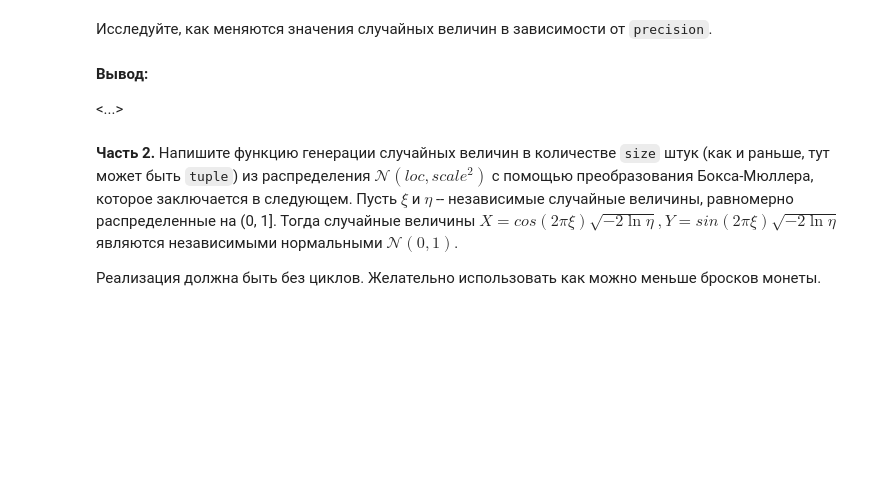
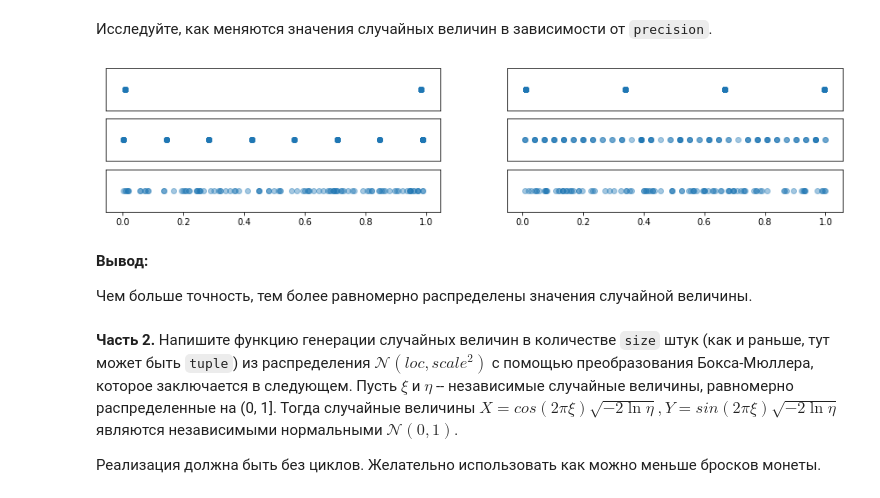
Before and after one commit to TopCoder2K/DS-introduction, a Jupyter notebook: notebooks/task1.ipynb, the cells around one changed output. Cells and saved outputs as stored; diff of their text form; code cells hidden in the pictures; blank space fills up the shorter version.

```diff
--- a/notebooks/task1.ipynb
+++ b/notebooks/task1.ipynb
@@ -108,23 +114,25 @@ plt.show()
 # %%
 size = 100
 
-plt.<определите график размера 15 на 3>
+plt.figure(figsize=(15, 3)) #<определите график размера 15 на 3>
 
 for i, precision in enumerate([1, 2, 3, 5, 10, 30]):
-    plt.<определите подграфик>(3, 2, i + 1)
-    plt.<функция отрисовки точек>(
-        <Сгенерируйте выборку размера size точности precision>,
+    plt.subplot(3, 2, i + 1)
+    plt.scatter(
+        uniform(size, precision), #<Сгенерируйте выборку размера size точности precision>,
         np.zeros(size),
-        <прозрачность точки равна 0.4>
+        alpha=0.4 #<прозрачность точки равна 0.4>
     )
     plt.yticks([])
     if i < 4: plt.xticks([])
 
 plt.show()
+# %% [output]
+[figure, added]
-# %% [markdown]
-**Вывод:**
-
-<...>
+# %% [markdown]
+**Вывод:**
+
+Чем больше точность, тем более равномерно распределены значения случайной величины.
 # %% [markdown]
 **Часть 2.** Напишите функцию генерации случайных величин в количестве `size` штук (как и раньше, тут может быть `tuple`) из распределения $\mathcal{N}(loc, scale^2)$ с помощью преобразования Бокса-Мюллера, которое заключается в следующем. Пусть $\xi$ и $\eta$ -- независимые случайные величины, равномерно распределенные на (0, 1]. Тогда случайные величины $X = cos(2\pi\xi)\sqrt{-2\ln\eta}, Y = sin(2\pi\xi)\sqrt{-2\ln\eta}$ являются независимыми нормальными $\mathcal{N}(0, 1)$.
 
```
Also changed, not shown: parts of 4 cells of this notebook, 1 other file.
